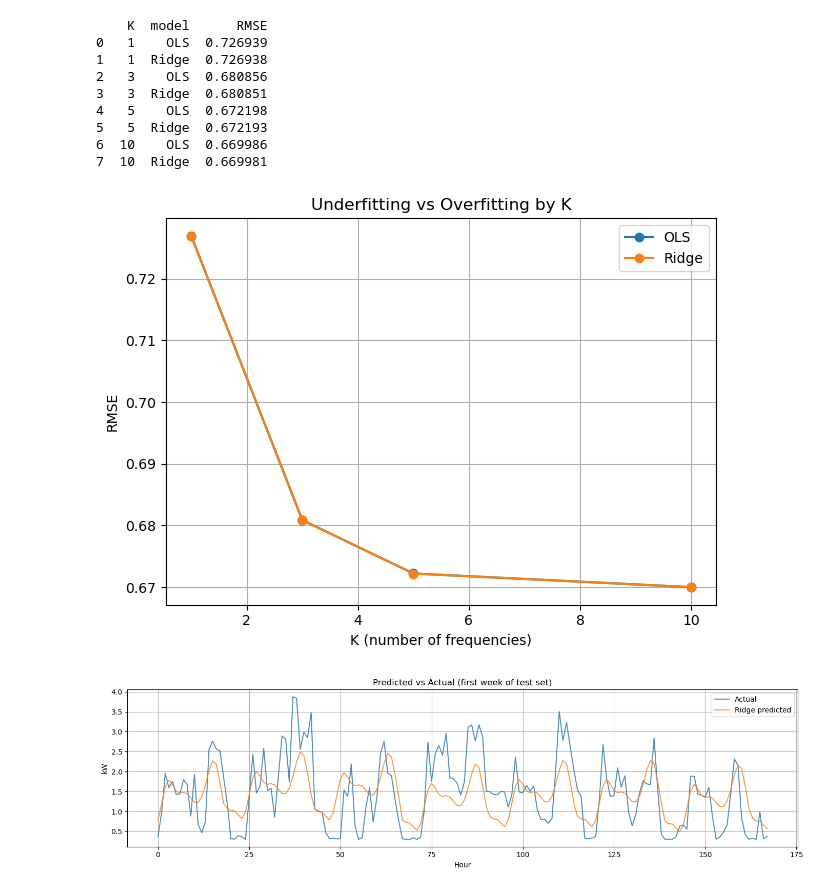
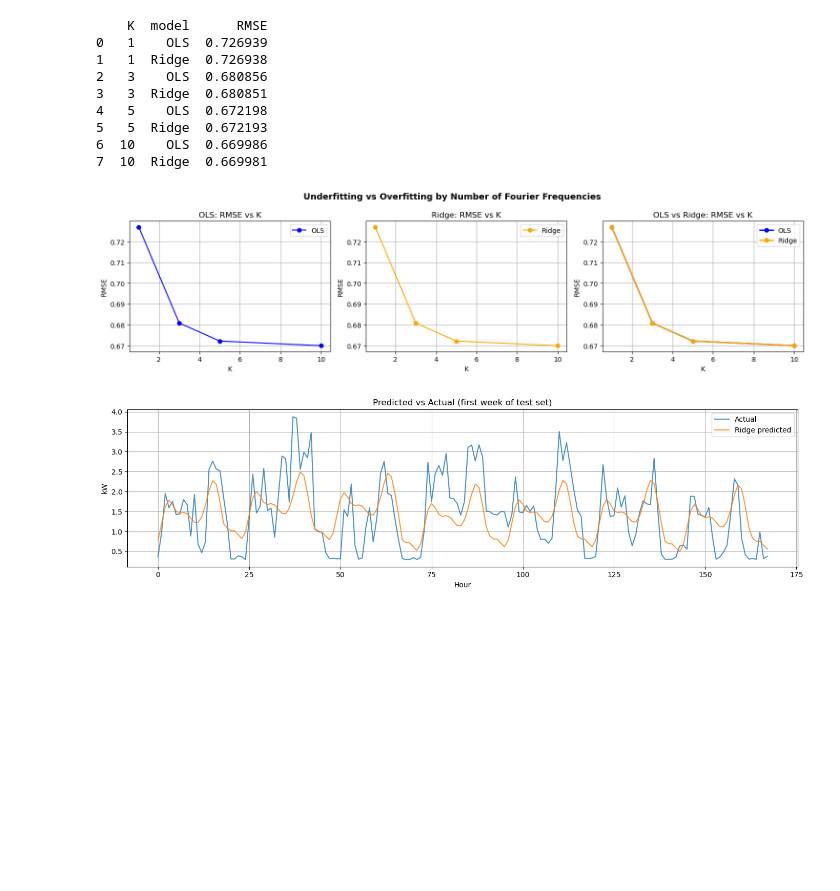
Before and after one commit to LeonLorenz147/AppliedML, a Jupyter notebook: projects/final_project_7/notebooks/Linear_Regression.ipynb, the cells around one changed output. Drawn from its saved outputs; the diff is of its cells as text; code cells hidden in the pictures; blank space fills up the shorter version.

Commit message:
Improve RMSE vs K plot with 3 subplots

```diff
--- a/projects/final_project_7/notebooks/Linear_Regression.ipynb
+++ b/projects/final_project_7/notebooks/Linear_Regression.ipynb
@@ -130,19 +130,47 @@ print(results_df)
 # %%
 # Plotting experiment with K values
 
-for name in ['OLS', 'Ridge']:
+fig, axes = plt.subplots(1, 3, figsize=(15, 4))
+
+# Plot 1: OLS only
+axes[0].plot(results_df[results_df['model']=='OLS']['K'],
+             results_df[results_df['model']=='OLS']['RMSE'],
+             marker='o', color='blue', label='OLS')
+axes[0].set_title('OLS: RMSE vs K')
+axes[0].set_xlabel('K')
+axes[0].set_ylabel('RMSE')
+axes[0].grid(True)
+axes[0].legend()
+
+# Plot 2: Ridge only
+axes[1].plot(results_df[results_df['model']=='Ridge']['K'],
+             results_df[results_df['model']=='Ridge']['RMSE'],
+             marker='o', color='orange', label='Ridge')
+axes[1].set_title('Ridge: RMSE vs K')
+axes[1].set_xlabel('K')
+axes[1].set_ylabel('RMSE')
+axes[1].grid(True)
+axes[1].legend()
+
+# Plot 3: together
+for name, color in [('OLS', 'blue'), ('Ridge', 'orange')]:
     subset = results_df[results_df['model'] == name]
-    plt.plot(subset['K'], subset['RMSE'], marker='o', label=name)
-plt.xlabel('K (number of frequencies)')
-plt.ylabel('RMSE')
-plt.title('Underfitting vs Overfitting by K')
-plt.legend()
-plt.grid(True)
+    axes[2].plot(subset['K'], subset['RMSE'],
+                 marker='o', label=name, color=color,
+                 linewidth=2)
+axes[2].set_title('OLS vs Ridge: RMSE vs K')
+axes[2].set_xlabel('K')
+axes[2].set_ylabel('RMSE')
+axes[2].grid(True)
+axes[2].legend()
+
+plt.suptitle('Underfitting vs Overfitting by Number of Fourier Frequencies',
+             fontsize=13, fontweight='bold')
 plt.tight_layout()
-plt.savefig('../figures/rmse_vs_K.png')
+plt.savefig('../figures/rmse_vs_K.png', dpi=150)
 plt.show()
 # %% [output]
-[figure, old version]
+[figure, new version]
 # %%
 # Trying to force overfitting by using very high K values
 
```
Also changed, not shown: 1 other file.
